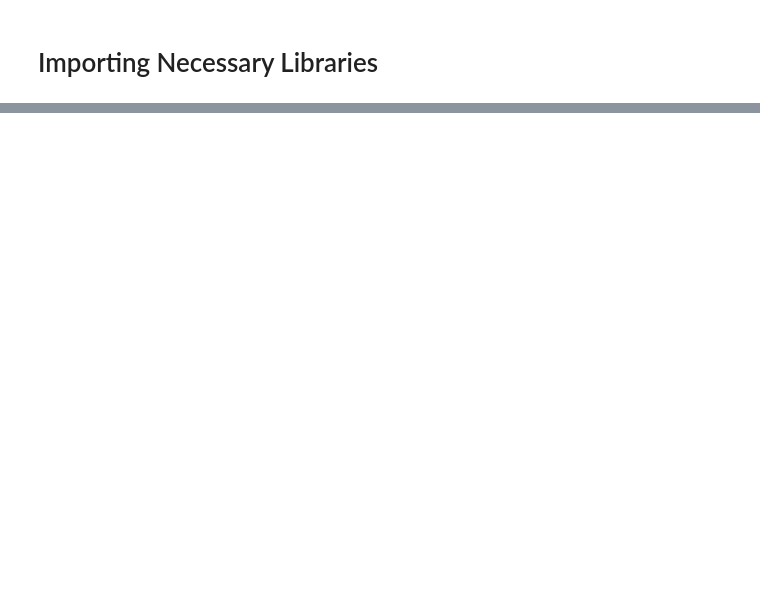
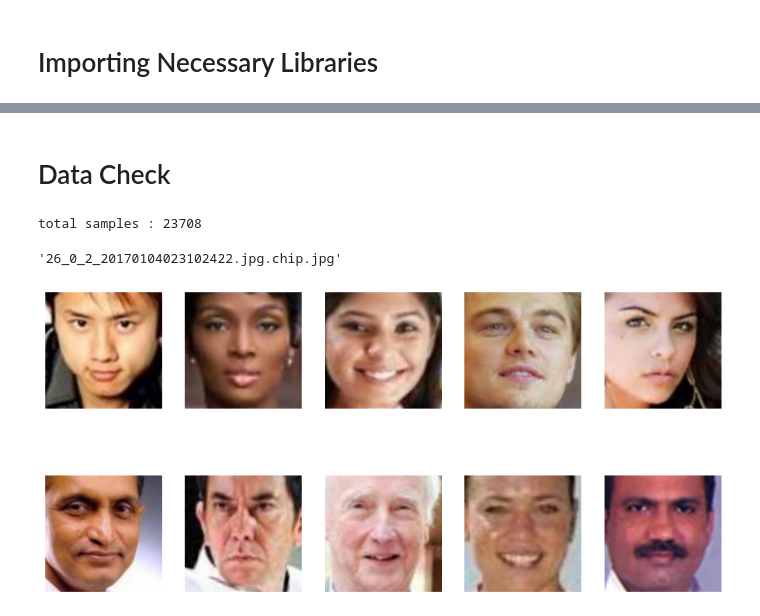
Before and after one commit to nicksv03/Age_Gender_Detection_System, a Jupyter notebook: age-gender-detection-system.ipynb, the cells around one changed output, grey strips where cells are left out. Saved outputs shown, nothing was run; the diff lists cells and outputs as text; code cells hidden in the pictures; blank space fills up the shorter version.

Commit message:
Kaggle Notebook | Age & Gender Detection System | Version 3

```diff
--- a/age-gender-detection-system.ipynb
+++ b/age-gender-detection-system.ipynb
@@ -30,0 +20,21 @@ ID_Gender_Map =
+# %% [markdown]
+# Data Check
+# %%
+path = "/kaggle/input/utkface-new/UTKFace/"
+files = os.listdir(path)
+size = len(files)
+print('total samples :',size)
+# %% [output]
+total samples : 23708
+# %%
+files[0]
+# %% [output]
+'26_0_2_20170104023102422.jpg.chip.jpg'
+# %%
+fig, ax = plt.subplots(2,5, figsize=(12, 6), sharex=True, sharey=True)
+for image_idx in range(10):
+    ax[image_idx//5, image_idx%5].imshow(Image.open(os.path.join(path,files[image_idx])))
+    ax[image_idx//5, image_idx%5].axis('off')
+plt.show()
+# %% [output]
+[figure, added]
```
Also changed, not shown: parts of 7 cells of this notebook.
